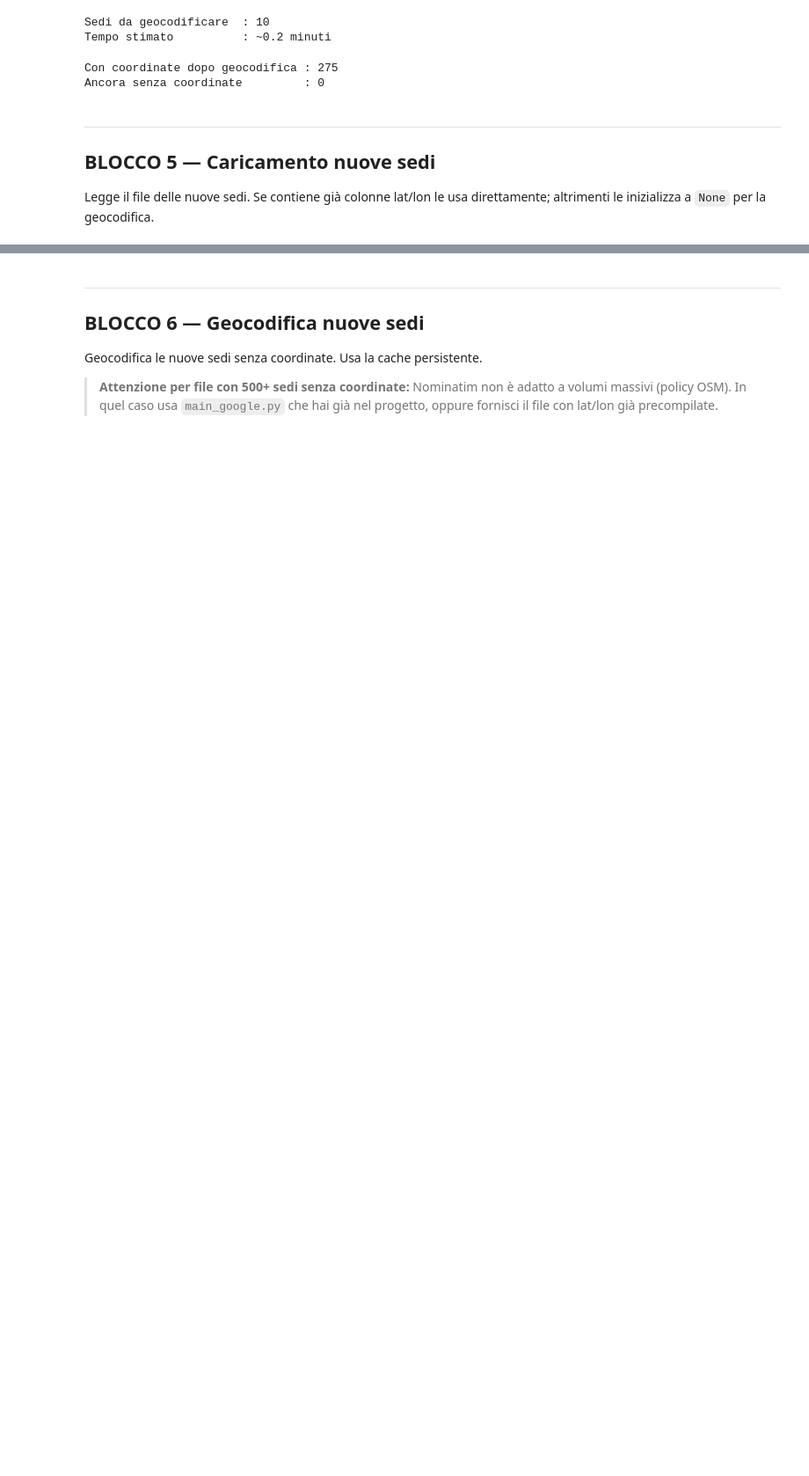
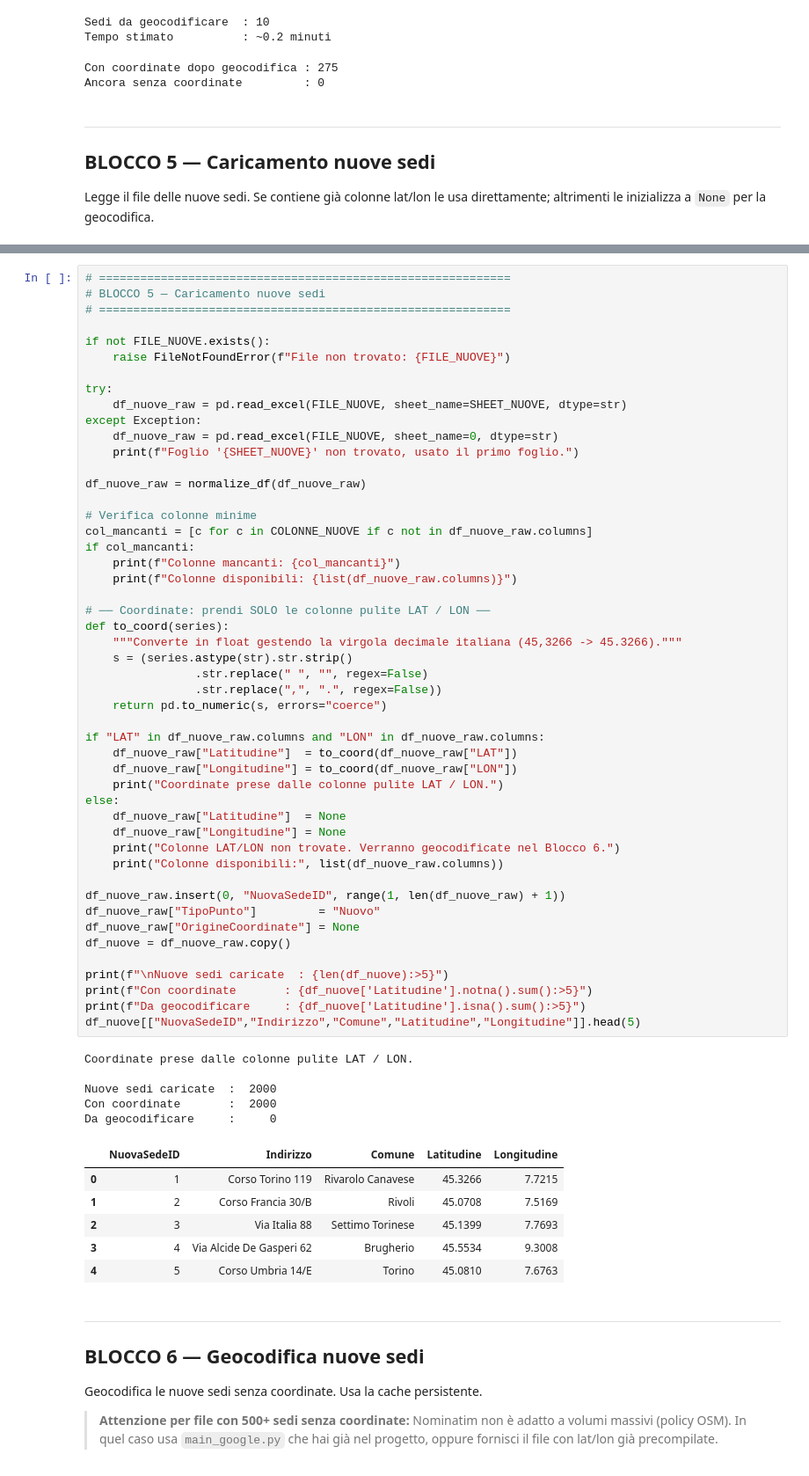
Before and after one commit to DavideOrienti99/Mappa, a Jupyter notebook: geocodifica_e_distanze.ipynb, the cells around one changed output, grey strips where cells are left out. Shown at 88% size. Cells and saved outputs as stored; diff of their text form; blank space fills up the shorter version.

```diff
--- a/geocodifica_e_distanze.ipynb
+++ b/geocodifica_e_distanze.ipynb
@@ -548,3 +560,64 @@ df_nuove[["NuovaSedeID","Indirizzo","Comune","Latitudine","Longitudine"]].head(5
+# %%
+# ============================================================
+# BLOCCO 5 — Caricamento nuove sedi
+# ============================================================
+
+if not FILE_NUOVE.exists():
+    raise FileNotFoundError(f"File non trovato: {FILE_NUOVE}")
+
+try:
+    df_nuove_raw = pd.read_excel(FILE_NUOVE, sheet_name=SHEET_NUOVE, dtype=str)
+except Exception:
+    df_nuove_raw = pd.read_excel(FILE_NUOVE, sheet_name=0, dtype=str)
+    print(f"Foglio '{SHEET_NUOVE}' non trovato, usato il primo foglio.")
+
+df_nuove_raw = normalize_df(df_nuove_raw)
+
+# Verifica colonne minime
+col_mancanti = [c for c in COLONNE_NUOVE if c not in df_nuove_raw.columns]
+if col_mancanti:
+    print(f"Colonne mancanti: {col_mancanti}")
+    print(f"Colonne disponibili: {list(df_nuove_raw.columns)}")
+
+# ── Coordinate: prendi SOLO le colonne pulite LAT / LON ──
+def to_coord(series):
+    """Converte in float gestendo la virgola decimale italiana (45,3266 -> 45.3266)."""
+    s = (series.astype(str).str.strip()
+                .str.replace(" ", "", regex=False)
+                .str.replace(",", ".", regex=False))
+    return pd.to_numeric(s, errors="coerce")
+
+if "LAT" in df_nuove_raw.columns and "LON" in df_nuove_raw.columns:
+    df_nuove_raw["Latitudine"]  = to_coord(df_nuove_raw["LAT"])
+    df_nuove_raw["Longitudine"] = to_coord(df_nuove_raw["LON"])
+    print("Coordinate prese dalle colonne pulite LAT / LON.")
+else:
+    df_nuove_raw["Latitudine"]  = None
+    df_nuove_raw["Longitudine"] = None
+    print("Colonne LAT/LON non trovate. Verranno geocodificate nel Blocco 6.")
+    print("Colonne disponibili:", list(df_nuove_raw.columns))
+
+df_nuove_raw.insert(0, "NuovaSedeID", range(1, len(df_nuove_raw) + 1))
+df_nuove_raw["TipoPunto"]         = "Nuovo"
+df_nuove_raw["OrigineCoordinate"] = None
+df_nuove = df_nuove_raw.copy()
+
+print(f"\nNuove sedi caricate  : {len(df_nuove):>5}")
+print(f"Con coordinate       : {df_nuove['Latitudine'].notna().sum():>5}")
+print(f"Da geocodificare     : {df_nuove['Latitudine'].isna().sum():>5}")
+df_nuove[["NuovaSedeID","Indirizzo","Comune","Latitudine","Longitudine"]].head(5)
+# %% [output]
+Coordinate prese dalle colonne pulite LAT / LON.
+
+Nuove sedi caricate  :  2000
+Con coordinate       :  2000
+Da geocodificare     :     0
+|  | NuovaSedeID | Indirizzo | Comune | Latitudine | Longitudine |
+| 0 | 1 | Corso Torino 119 | Rivarolo Canavese | 45.3266 | 7.7215 |
+| 1 | 2 | Corso Francia 30/B | Rivoli | 45.0708 | 7.5169 |
+| 2 | 3 | Via Italia 88 | Settimo Torinese | 45.1399 | 7.7693 |
+| 3 | 4 | Via Alcide De Gasperi 62 | Brugherio | 45.5534 | 9.3008 |
+| 4 | 5 | Corso Umbria 14/E | Torino | 45.0810 | 7.6763 |
 # %% [markdown]
 ---
 ## BLOCCO 6 — Geocodifica nuove sedi
```
Also changed, not shown: parts of 7 cells of this notebook, 7 other files.
